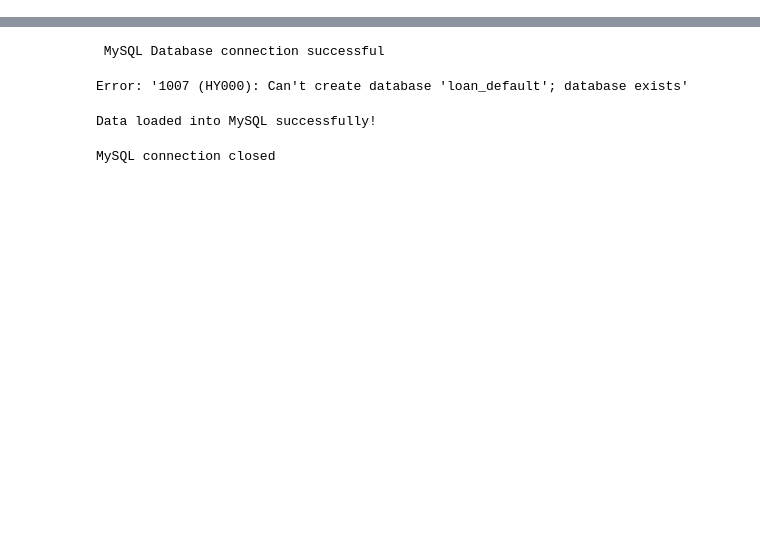
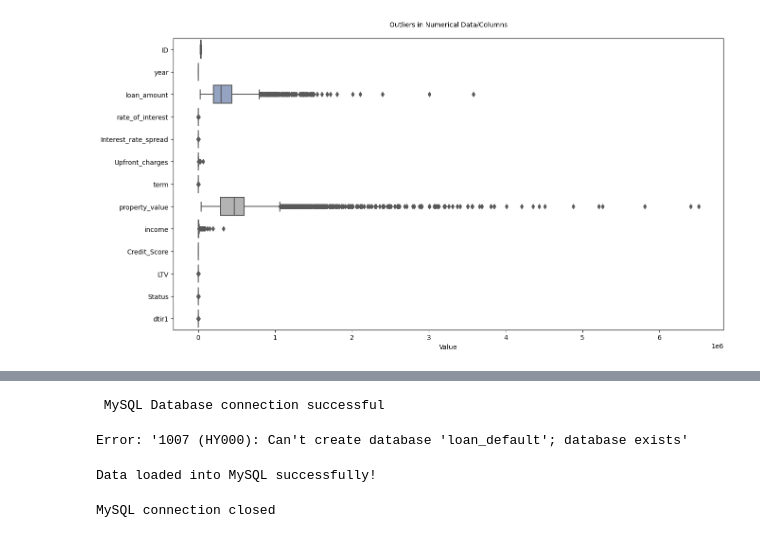
Before and after one commit to Clffordojuka/Loan-Default, a Jupyter notebook: Loan Default.ipynb, the cells around one changed output, grey strips where cells are left out. Saved outputs shown, nothing was run; the diff lists cells and outputs as text; code cells hidden in the pictures; blank space fills up the shorter version.

```diff
--- a/Loan Default.ipynb
+++ b/Loan Default.ipynb
@@ -409,0 +253,2 @@ Requirement already satisfied: six>=1.5 in c:\users\user\anaconda3\lib\site-pack
+# %%
+num_data = df[num_col]
@@ -409,0 +272,11 @@ Requirement already satisfied: six>=1.5 in c:\users\user\anaconda3\lib\site-pack
+# %%
+num_data['ID'] = pd.to_numeric(num_data['ID'], errors='coerce')
+# %%
+# checking outlier
+plt.figure(figsize=(15,8))
+sns.boxplot(data=num_data, orient="h", palette="Set2")
+plt.title("Outliers in Numerical Data/Columns\n", fontsize=10)
+plt.xlabel("Value")
+plt.show()
+# %% [output]
+[figure, added]
```
Also changed, not shown: parts of 39 cells of this notebook, 5 other files.
